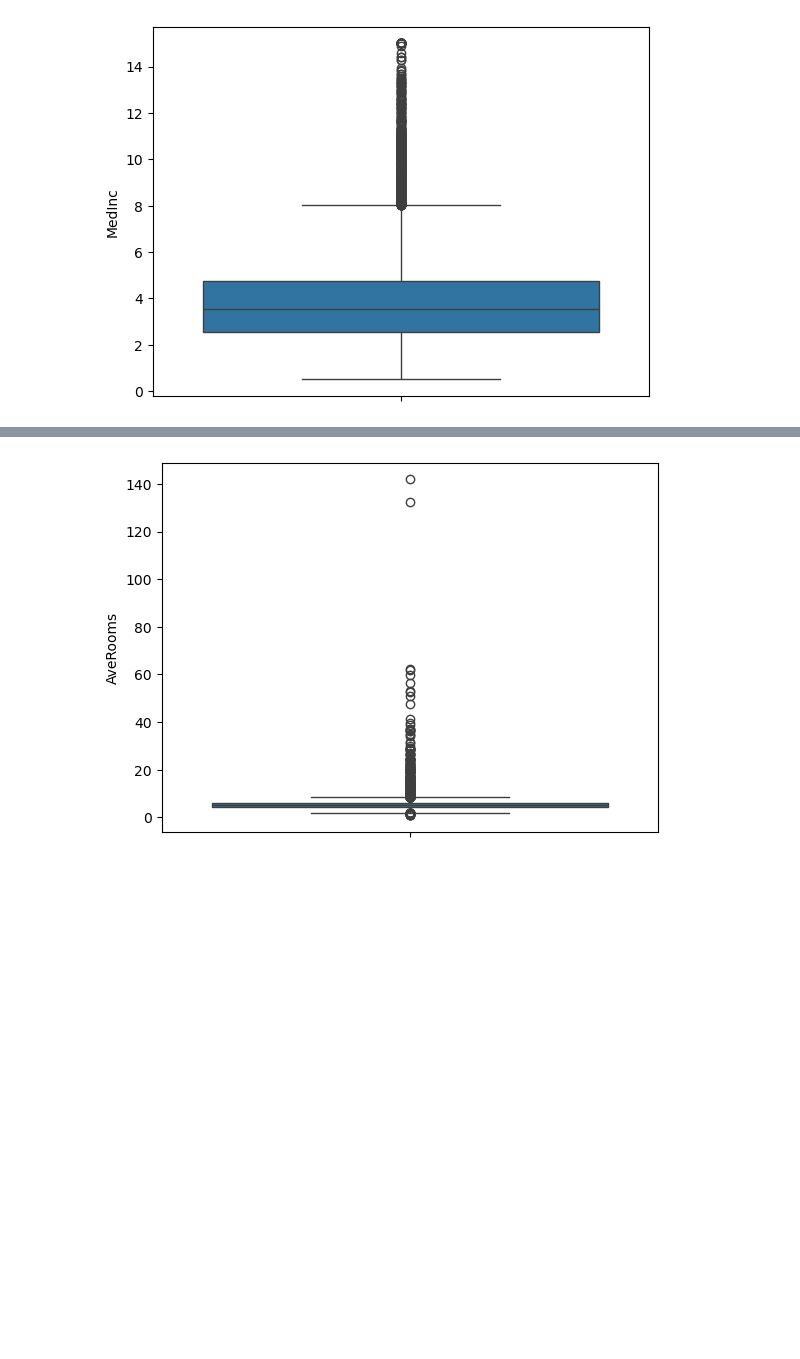
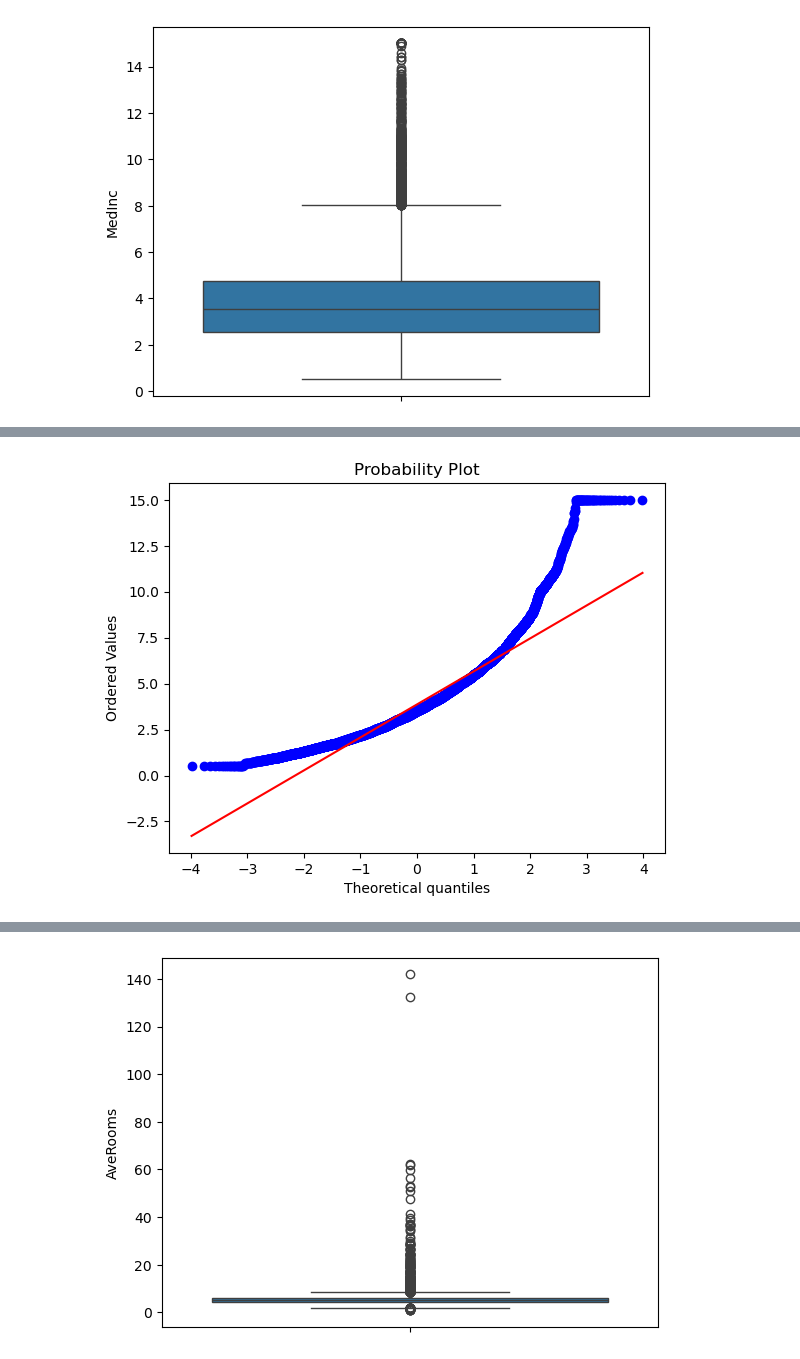
Before and after one commit to hcorbat1/Machine-Learning-Enhancement, a Jupyter notebook: ML preactice on linear & logistic regressions.ipynb, the cells around one changed output, grey strips where cells are left out. Drawn from its saved outputs; the diff is of its cells as text; code cells hidden in the pictures; blank space fills up the shorter version.

```diff
--- a/ML preactice on linear & logistic regressions.ipynb
+++ b/ML preactice on linear & logistic regressions.ipynb
@@ -282,0 +292,9 @@ plt.show()
+# %%
+# Creating Q-Q plot to confirm normality
+
+import scipy.stats as stats
+
+stats.probplot(dataset['MedInc'], dist="norm", plot=plt)
+plt.show()
+# %% [output]
+[figure, added]
```
Also changed, not shown: parts of 21 cells of this notebook.
